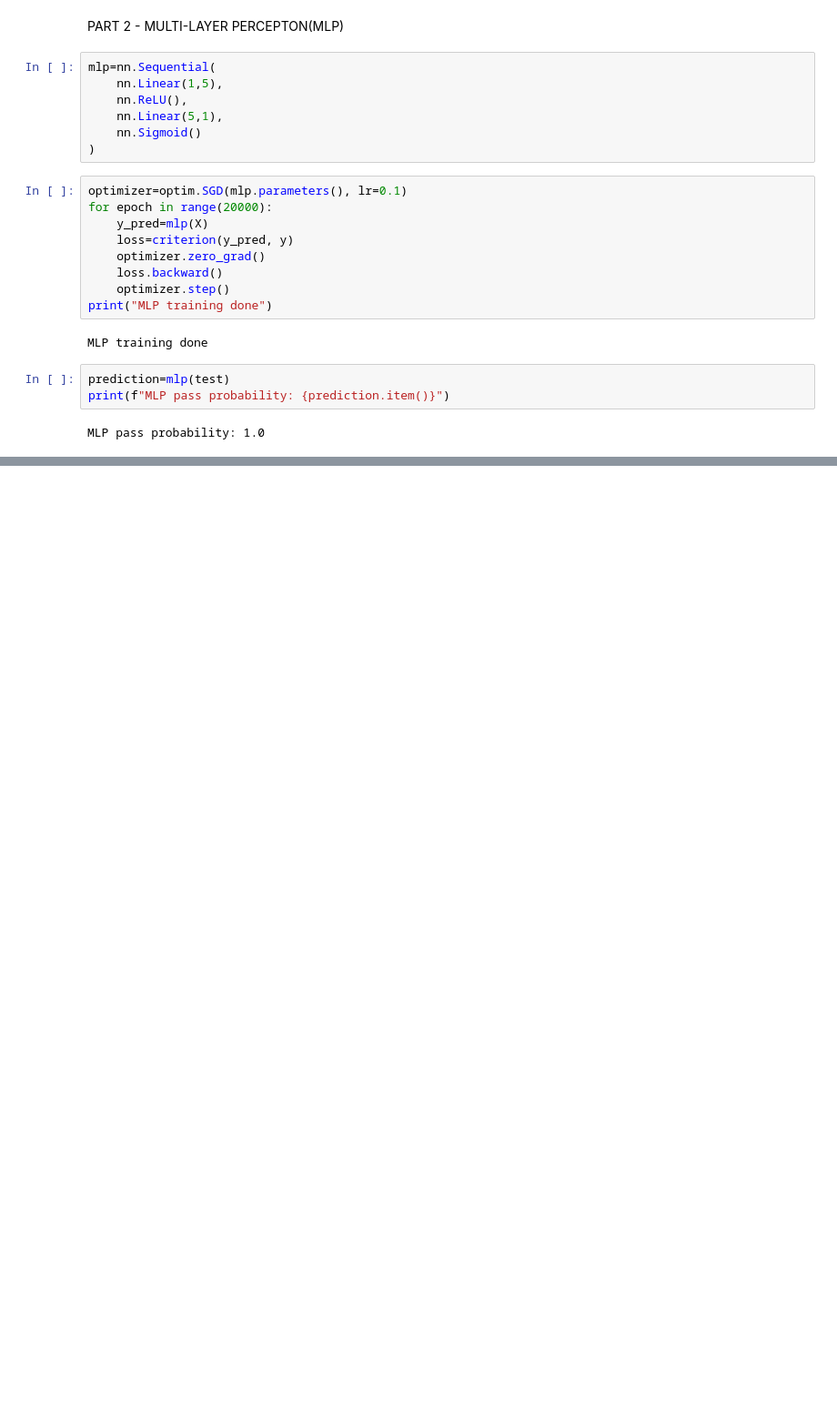
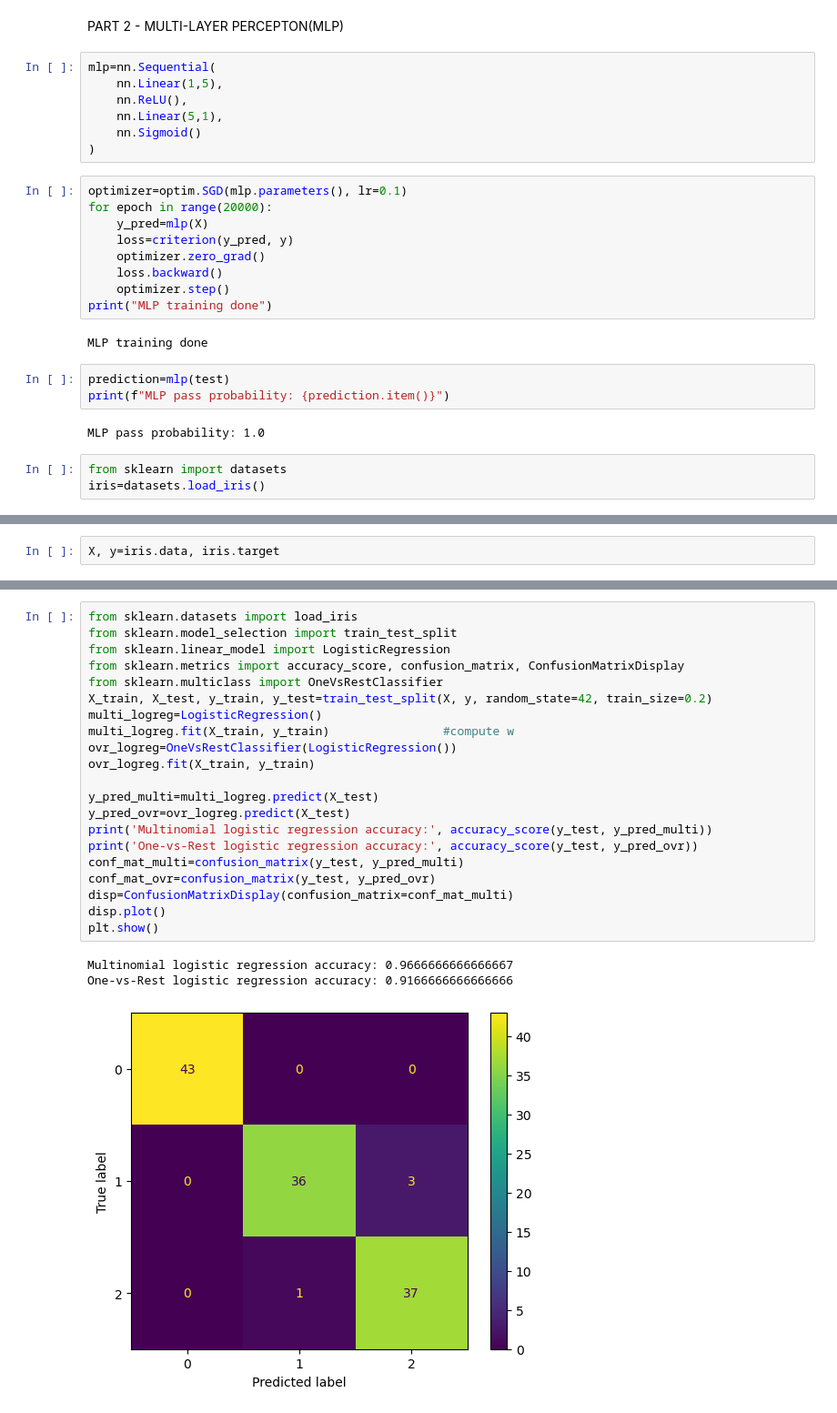
Before and after one commit to ssaha07/python_clg_n_prac, a Jupyter notebook: PYTHON/home/CLASSIFICATION .ipynb, the cells around one changed output, grey strips where cells are left out. Shown at 91% size. Drawn from its saved outputs; the diff is of its cells as text; blank space fills up the shorter version.

```diff
--- a/PYTHON/home/CLASSIFICATION .ipynb
+++ b/PYTHON/home/CLASSIFICATION .ipynb
@@ -192,3 +192,6 @@ prediction=mlp(test)
 print(f"MLP pass probability: {prediction.item()}")
 # %% [output]
 MLP pass probability: 1.0
+# %%
+from sklearn import datasets
+iris=datasets.load_iris()
@@ -194,0 +212,2 @@ MLP pass probability: 1.0
+# %%
+X, y=iris.data, iris.target
@@ -194,0 +236,25 @@ MLP pass probability: 1.0
+# %%
+from sklearn.datasets import load_iris
+from sklearn.model_selection import train_test_split
+from sklearn.linear_model import LogisticRegression
+from sklearn.metrics import accuracy_score, confusion_matrix, ConfusionMatrixDisplay
+from sklearn.multiclass import OneVsRestClassifier
+X_train, X_test, y_train, y_test=train_test_split(X, y, random_state=42, train_size=0.2)
+multi_logreg=LogisticRegression()
+multi_logreg.fit(X_train, y_train)                #compute w
+ovr_logreg=OneVsRestClassifier(LogisticRegression())
+ovr_logreg.fit(X_train, y_train)
+
+y_pred_multi=multi_logreg.predict(X_test)
+y_pred_ovr=ovr_logreg.predict(X_test)
+print('Multinomial logistic regression accuracy:', accuracy_score(y_test, y_pred_multi))
+print('One-vs-Rest logistic regression accuracy:', accuracy_score(y_test, y_pred_ovr))
+conf_mat_multi=confusion_matrix(y_test, y_pred_multi)
+conf_mat_ovr=confusion_matrix(y_test, y_pred_ovr)
+disp=ConfusionMatrixDisplay(confusion_matrix=conf_mat_multi)
+disp.plot()
+plt.show()
+# %% [output]
+Multinomial logistic regression accuracy: 0.9666666666666667
+One-vs-Rest logistic regression accuracy: 0.9166666666666666
+[figure, added]
```
Also changed, not shown: parts of 5 cells of this notebook, 2 other files.
